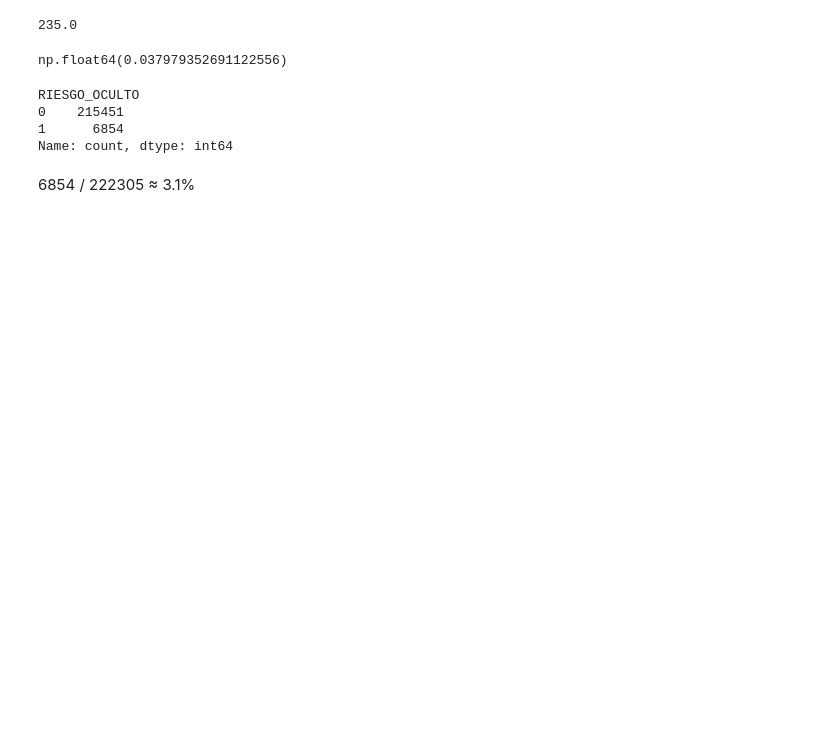
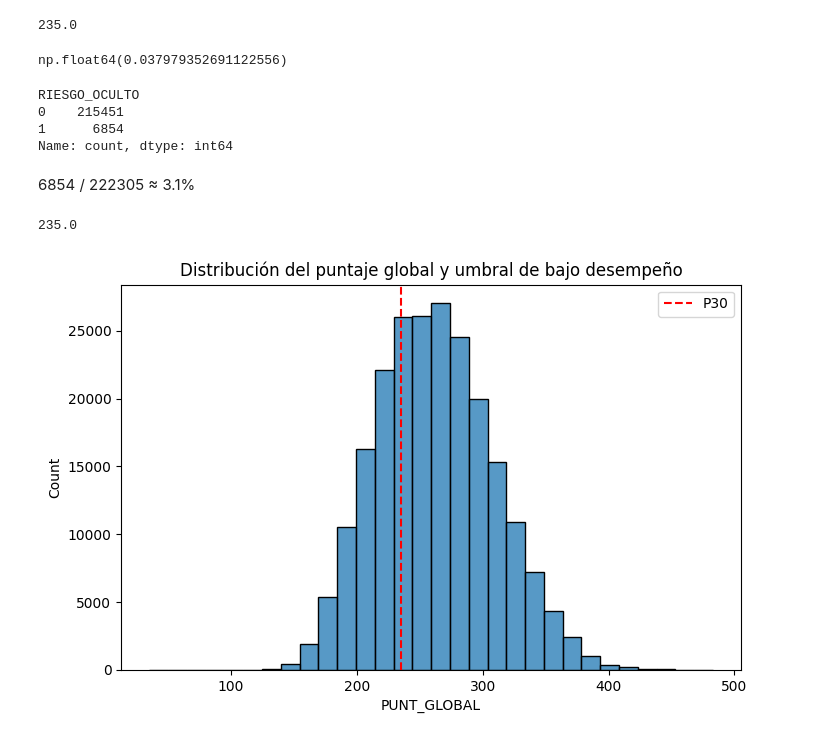
Before and after one commit to danielasolarte/Proyecto2Analitica, a Jupyter notebook: Pregunta3_Vulnerabilidad/Exploración/Limpieza_ExploraciónP3.ipynb, the cells around one changed output. Drawn from its saved outputs; the diff is of its cells as text; code cells hidden in the pictures; blank space fills up the shorter version.

Commit message:
Modelo final pregunta vulnerabilidad

```diff
--- a/Pregunta3_Vulnerabilidad/Exploración/Limpieza_ExploraciónP3.ipynb
+++ b/Pregunta3_Vulnerabilidad/Exploración/Limpieza_ExploraciónP3.ipynb
@@ -477,3 +477,37 @@ df_vulnerabilidad.to_csv(
     "../Datos/df_modelo_vulnerabilidad.csv",
     index=False
 )
+# %%
+p30 = df_vulnerabilidad[
+    "PUNT_GLOBAL"
+].quantile(0.30)
+
+print(p30)
+# %% [output]
+235.0
+# %%
+plt.figure(figsize=(8,5))
+
+sns.histplot(
+    df_vulnerabilidad[
+        "PUNT_GLOBAL"
+    ],
+    bins=30
+)
+
+plt.axvline(
+    p30,
+    color="red",
+    linestyle="--",
+    label="P30"
+)
+
+plt.legend()
+
+plt.title(
+    "Distribución del puntaje global y umbral de bajo desempeño"
+)
+
+plt.show()
+# %% [output]
+[figure, added]
```
Also changed, not shown: parts of 6 cells of this notebook, 3 other files.
